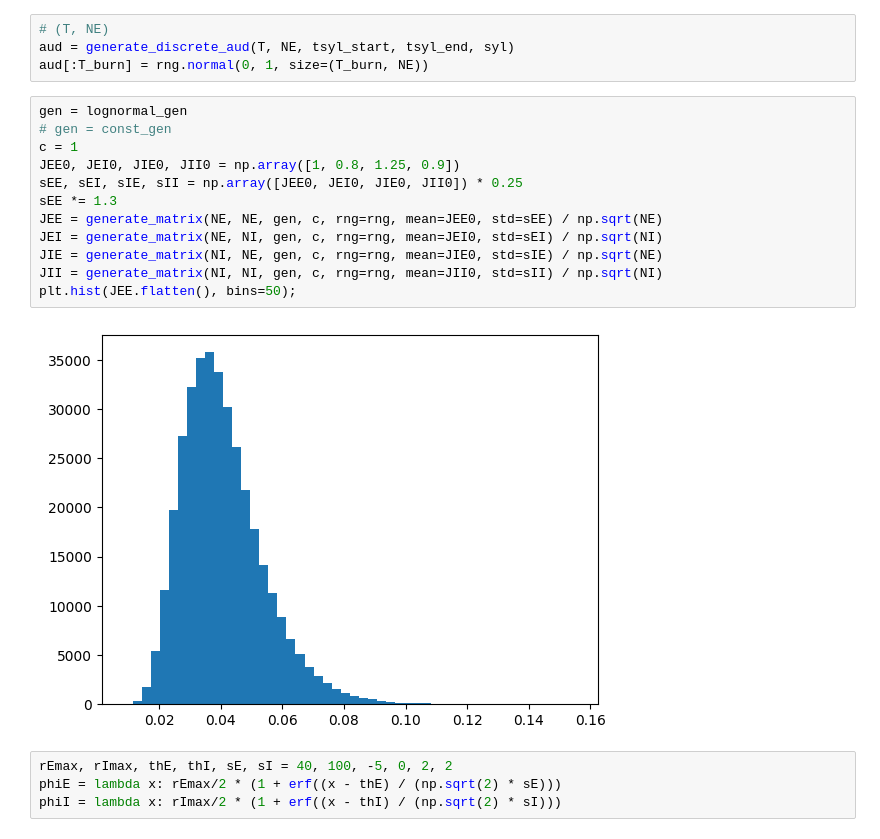
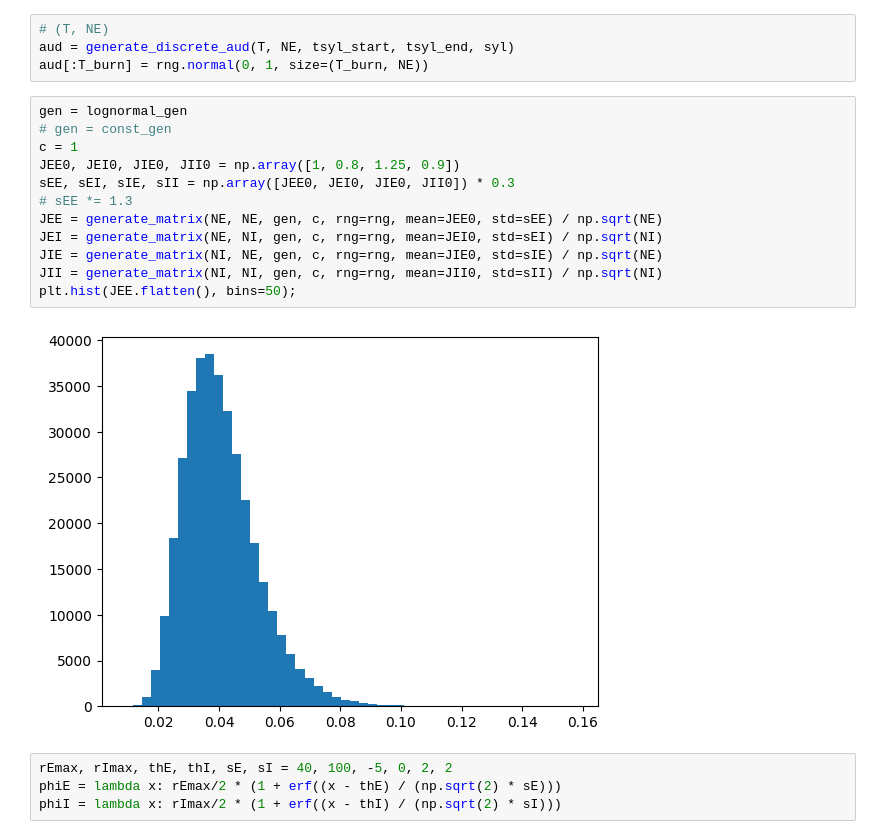
Before and after one commit to gongziyida/vocal-error-network, a Jupyter notebook: EI.ipynb, the cells around one changed output. Drawn from its saved outputs; the diff is of its cells as text.

```diff
--- a/EI.ipynb
+++ b/EI.ipynb
@@ -35,17 +35,17 @@ aud[:T_burn] = rng.normal(0, 1, size=(T_burn, NE))
 # %%
 gen = lognormal_gen
 # gen = const_gen
 c = 1
 JEE0, JEI0, JIE0, JII0 = np.array([1, 0.8, 1.25, 0.9])
-sEE, sEI, sIE, sII = np.array([JEE0, JEI0, JIE0, JII0]) * 0.25
-sEE *= 1.3
+sEE, sEI, sIE, sII = np.array([JEE0, JEI0, JIE0, JII0]) * 0.3
+# sEE *= 1.3
 JEE = generate_matrix(NE, NE, gen, c, rng=rng, mean=JEE0, std=sEE) / np.sqrt(NE)
 JEI = generate_matrix(NE, NI, gen, c, rng=rng, mean=JEI0, std=sEI) / np.sqrt(NI)
 JIE = generate_matrix(NI, NE, gen, c, rng=rng, mean=JIE0, std=sIE) / np.sqrt(NE)
 JII = generate_matrix(NI, NI, gen, c, rng=rng, mean=JII0, std=sII) / np.sqrt(NI)
 plt.hist(JEE.flatten(), bins=50);
 # %% [output]
-[figure, old version]
+[figure, new version]
 # %%
 rEmax, rImax, thE, thI, sE, sI = 40, 100, -5, 0, 2, 2
 phiE = lambda x: rEmax/2 * (1 + erf((x - thE) / (np.sqrt(2) * sE)))
```
Also changed, not shown: parts of 24 cells of this notebook, 5 other files.
